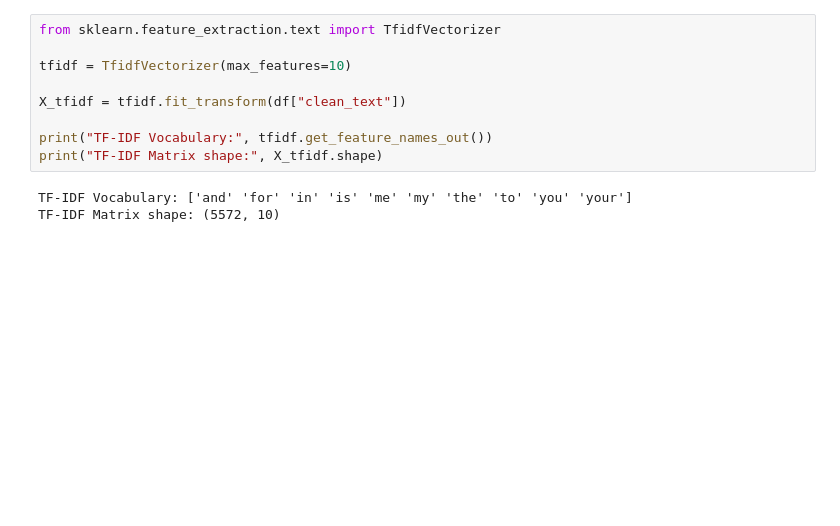
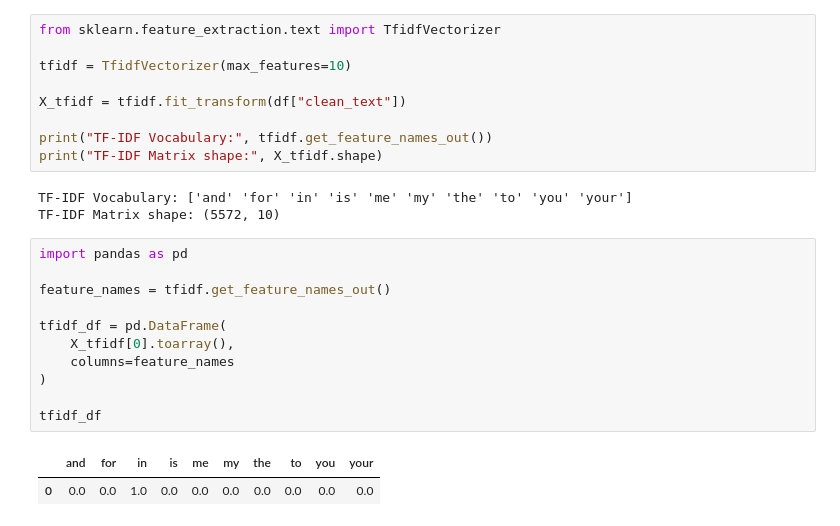
Before and after one commit to nurlanlan/nlp-text-classification, a Jupyter notebook: notebooks/01_exploration.ipynb, the cells around one changed output. Saved outputs shown, nothing was run; the diff lists cells and outputs as text; blank space fills up the shorter version.

```diff
--- a/notebooks/01_exploration.ipynb
+++ b/notebooks/01_exploration.ipynb
@@ -119,3 +119,17 @@ print("TF-IDF Matrix shape:", X_tfidf.shape)
 # %% [output]
 TF-IDF Vocabulary: ['and' 'for' 'in' 'is' 'me' 'my' 'the' 'to' 'you' 'your']
 TF-IDF Matrix shape: (5572, 10)
+# %%
+import pandas as pd
+
+feature_names = tfidf.get_feature_names_out()
+
+tfidf_df = pd.DataFrame(
+    X_tfidf[0].toarray(),
+    columns=feature_names
+)
+
+tfidf_df
+# %% [output]
+|  | and | for | in | is | me | my | the | to | you | your |
+| 0 | 0.0 | 0.0 | 1.0 | 0.0 | 0.0 | 0.0 | 0.0 | 0.0 | 0.0 | 0.0 |
```
Also changed, not shown: parts of 7 cells of this notebook, 1 other file.
